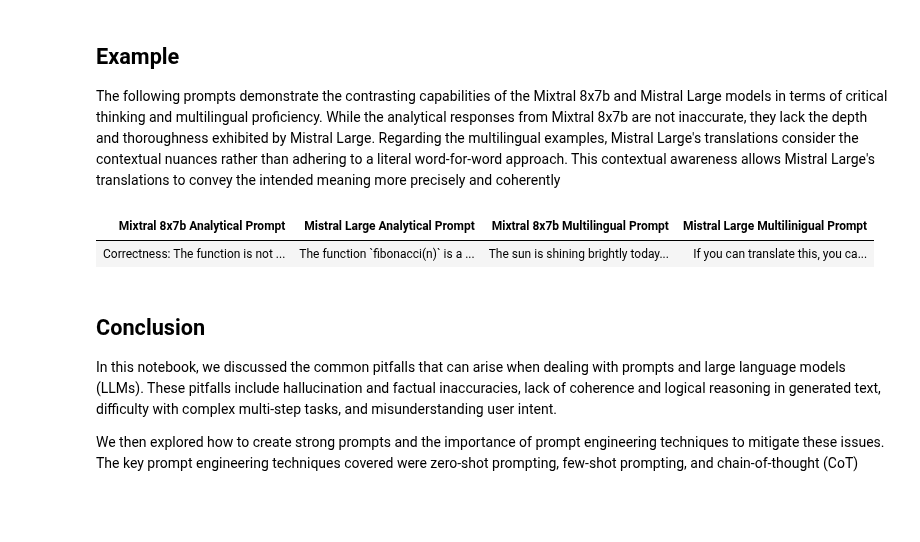
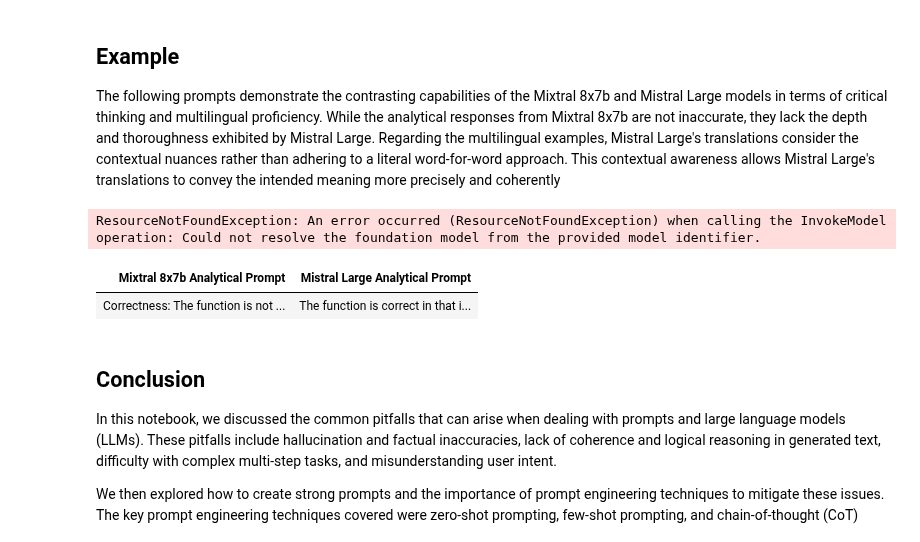
Before and after one commit to aws-samples/mistral-on-aws, a Jupyter notebook: notebooks/mistral_large_getting_started_101.ipynb, the cells around one changed output. Cells and saved outputs as stored; diff of their text form; code cells hidden in the pictures; blank space fills up the shorter version.

Commit message:
final edits and adding Mistral small support

```diff
--- a/notebooks/mistral_large_getting_started_101.ipynb
+++ b/notebooks/mistral_large_getting_started_101.ipynb
@@ -91,8 +101,10 @@ The Mistral AI models have the following [inference parameters](https://docs.aws
 prompt = "What is the history behind the Napoleonic Wars?"
 body = json.dumps({
             "temperature": 0.0,
-            "max_tokens": 514,
+            "max_tokens": 128,
             "prompt": prompt,
+            "top_p": 0.1,
+            "top_k": 2,
             "stop":["</s>"]
 
         })
@@ -596,6 +651,44 @@ Mistral Large and Mixtral 8x7B are AI models with distinct differences in capabi
 # %% [markdown]
 ## Example
 The following prompts demonstrate the contrasting capabilities of the Mixtral 8x7b and Mistral Large models in terms of critical thinking and multilingual proficiency. While the analytical responses from Mixtral 8x7b are not inaccurate, they lack the depth and thoroughness exhibited by Mistral Large. Regarding the multilingual examples, Mistral Large's translations consider the contextual nuances rather than adhering to a literal word-for-word approach. This contextual awareness allows Mistral Large's translations to convey the intended meaning more precisely and coherently
+# %%
+# Define the prompts
+prompt_1 = """Translate the following text to Spanish, French and German:
+             "The quick brown fox jumps over the lazy dog."""
+prompts = [prompt_1]
+model_ids = [MIXTRAL,
+              DEFAULT_MODEL,
+              # MISTRAL_SMALL
+             ]
+
+# Iterate through the prompts and get the responses
+responses = []
+for prompt in prompts:
+    for model_id in model_ids:
+        body = json.dumps({
+            "temperature": 0.5,
+            "max_tokens": 1024,
+            "prompt": prompt,
+            "stop": ["</s>"]
+        })
+        response = bedrock.invoke_model(
+        body = body,
+        modelId = model_id)
+        response_body = json.loads(response.get("body").read())
+        responses.append(response_body["outputs"][0]["text"].replace("\n", " "))
+
+# Create a pandas DataFrame to display the responses side-by-side
+df = pd.DataFrame({
+    "Mixtral 8x7b Multilingual Prompt": [responses[0]],
+    "Mistral Large Multilinigual Prompt": [responses[1]],
+    #"Mistral Small Multilinigual Prompt": [responses[1]],
+
+})
+
+# Display the DataFrame as HTML
+display_html(df.to_html(index=False), raw=True)
+# %% [output]
+ResourceNotFoundException: An error occurred (ResourceNotFoundException) when calling the InvokeModel operation: Could not resolve the foundation model from the provided model identifier.
 # %%
 # Define the prompts
 
@@ -607,42 +700,42 @@ prompt_1 = """Evaluate this Python function for correctness and efficiency:
             return 1
             else:
             return fibonacci(n-1) + fibonacci(n-2)"""
-prompt_2 = """Translate the following text to Spanish, French and German:
-             "The quick brown fox jumps over the lazy dog."""
-prompts = [prompt_1, prompt_2]
-model_ids = ["mistral.mixtral-8x7b-instruct-v0:1", DEFAULT_MODEL]
+prompts = [prompt_1]
+model_ids = [MIXTRAL,
+            DEFAULT_MODEL,
+            # MISTRAL_SMALL
+                ]
 
 # Iterate through the prompts and get the responses
 responses = []
 for prompt in prompts:
     for model_id in model_ids:
         body = json.dumps({
             "temperature": 0.5,
-            "max_tokens": 1024,
+            "max_tokens": 514,
             "prompt": prompt,
             "stop": ["</s>"]
         })
         response = bedrock.invoke_model(
         body = body,
         modelId = model_id)
         response_body = json.loads(response.get("body").read())
         responses.append(response_body["outputs"][0]["text"].replace("\n", " "))
 
 # Create a pandas DataFrame to display the responses side-by-side
 df = pd.DataFrame({
     "Mixtral 8x7b Analytical Prompt": [responses[0]],
     "Mistral Large Analytical Prompt": [responses[1]],
-    "Mixtral 8x7b Multilingual Prompt": [responses[2]],
-    "Mistral Large Multilinigual Prompt": [responses[3]],
+    # "Mistral Small Analytical Prompt": [responses[2]]
 
 
 })
 
 # Display the DataFrame as HTML
 display_html(df.to_html(index=False), raw=True)
 # %% [output]
-| Mixtral 8x7b Analytical Prompt | Mistral Large Analytical Prompt | Mixtral 8x7b Multilingual Prompt | Mistral Large Multilinigual Prompt |
-| Correctness: The function is not ... | The function `fibonacci(n)` is a ... | The sun is shining brightly today... | If you can translate this, you ca... |
+| Mixtral 8x7b Analytical Prompt | Mistral Large Analytical Prompt |
+| Correctness: The function is not ... | The function is correct in that i... |
 # %% [markdown]
 ## Conclusion
 In this notebook, we discussed the common pitfalls that can arise when dealing with prompts and large language models (LLMs). These pitfalls include hallucination and factual inaccuracies, lack of coherence and logical reasoning in generated text, difficulty with complex multi-step tasks, and misunderstanding user intent.
```
Also changed, not shown: parts of 7 cells of this notebook.
